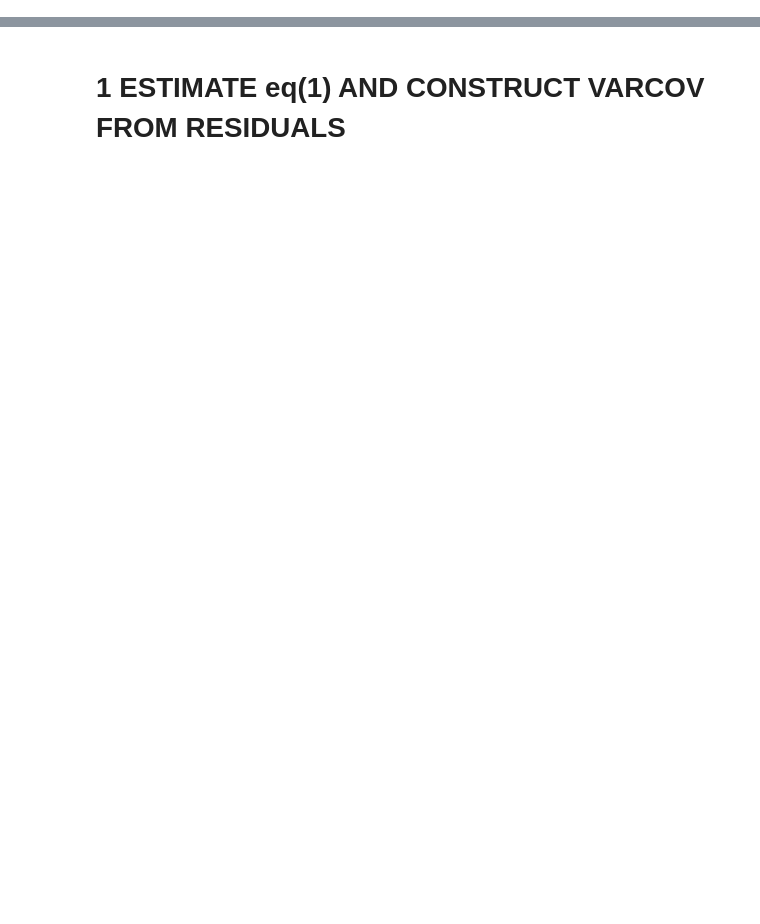
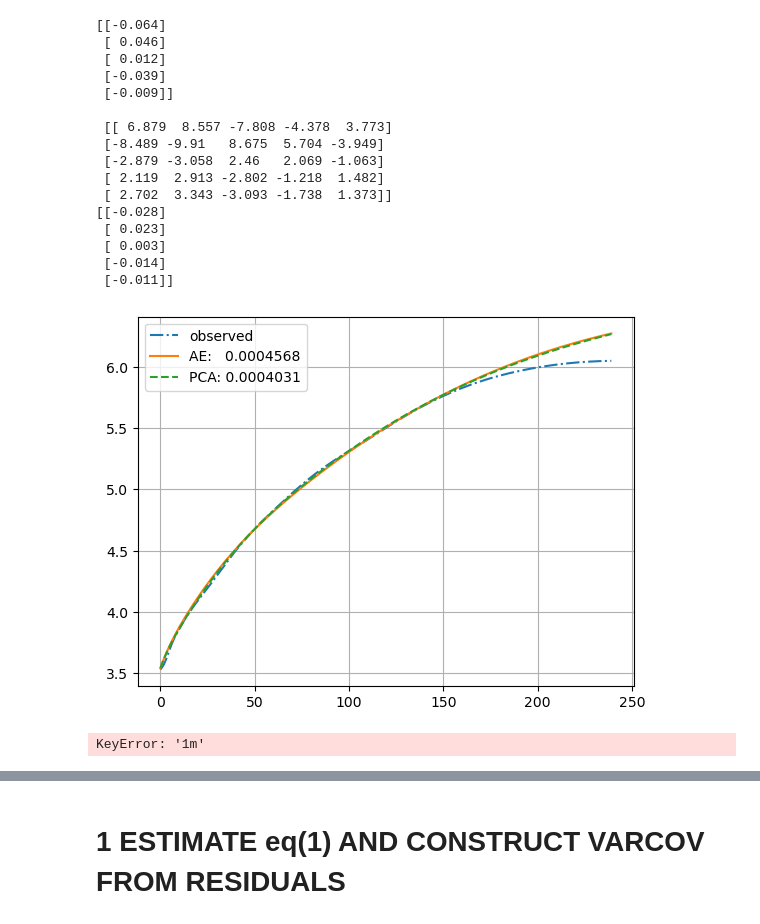
Before and after one commit to Dunkalot/ACM, a Jupyter notebook: pricing_term_structure.ipynb, the cells around one changed output, grey strips where cells are left out. Drawn from its saved outputs; the diff is of its cells as text; code cells hidden in the pictures; blank space fills up the shorter version.

```diff
--- a/pricing_term_structure.ipynb
+++ b/pricing_term_structure.ipynb
@@ -64,0 +853,40 @@ df_yield_all, df_rx = make_yield_df_excess_returns(maturities=all_maturities, rx
+# %%
+print(results.step3.lambda_0_hat,"\n\n", results.step3.lambda_1_hat)
+print(results.step1.mu)
+results.evaluate_atsm(extrapol_len=240)
+df_yields['1m'].plot()
+df_yields['1m'].shift(50).plot()
+
+plt.show()
+for j in range(4,10):
+    rmse = []
+    for i in range(0,60):
+        df_yields['forward_average_n'] = df_yields['1m'][::-1].rolling(window=i).mean()[::-1]
+
+        # Shift the results back by n to align with the 'i' index
+        df_yields['forward_average_n'] = df_yields['forward_average_n'].shift(-i)
+        #rmse.append(np.sqrt(np.mean(np.square(df_yields['1m'].iloc[j*12:] -avg))))
+        rmse.append(np.sqrt(np.mean(np.square(df_yields['1m'].iloc[j*12:] - df_yields['1m'].iloc[j*12:].shift(i)))))
+
+    plt.plot(np.arange(len(rmse))+j*50,rmse , label=f'offset: {j} years')
+plt.legend()
+plt.show()
+# %% [output]
+[[-0.064]
+ [ 0.046]
+ [ 0.012]
+ [-0.039]
+ [-0.009]]
+
+ [[ 6.879  8.557 -7.808 -4.378  3.773]
+ [-8.489 -9.91   8.675  5.704 -3.949]
+ [-2.879 -3.058  2.46   2.069 -1.063]
+ [ 2.119  2.913 -2.802 -1.218  1.482]
+ [ 2.702  3.343 -3.093 -1.738  1.373]]
+[[-0.028]
+ [ 0.023]
+ [ 0.003]
+ [-0.014]
+ [-0.011]]
+[figure, added]
+KeyError: '1m'
```
Also changed, not shown: parts of 25 cells of this notebook.
